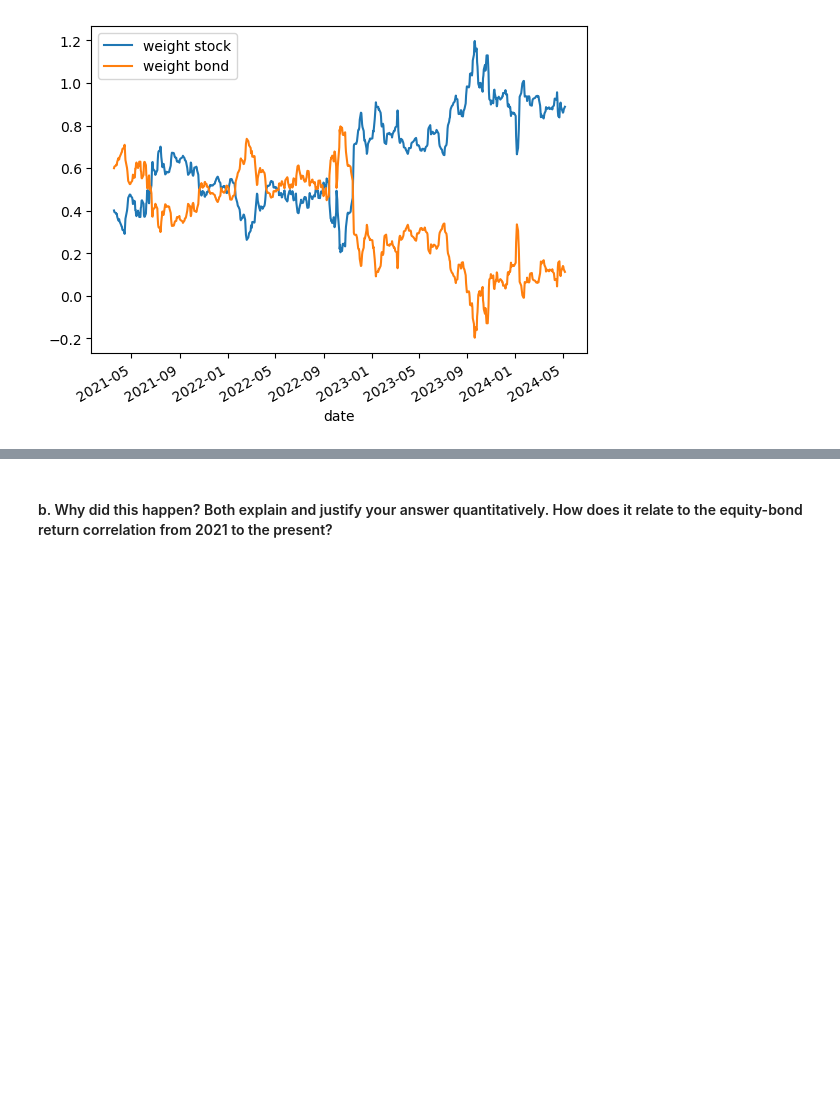
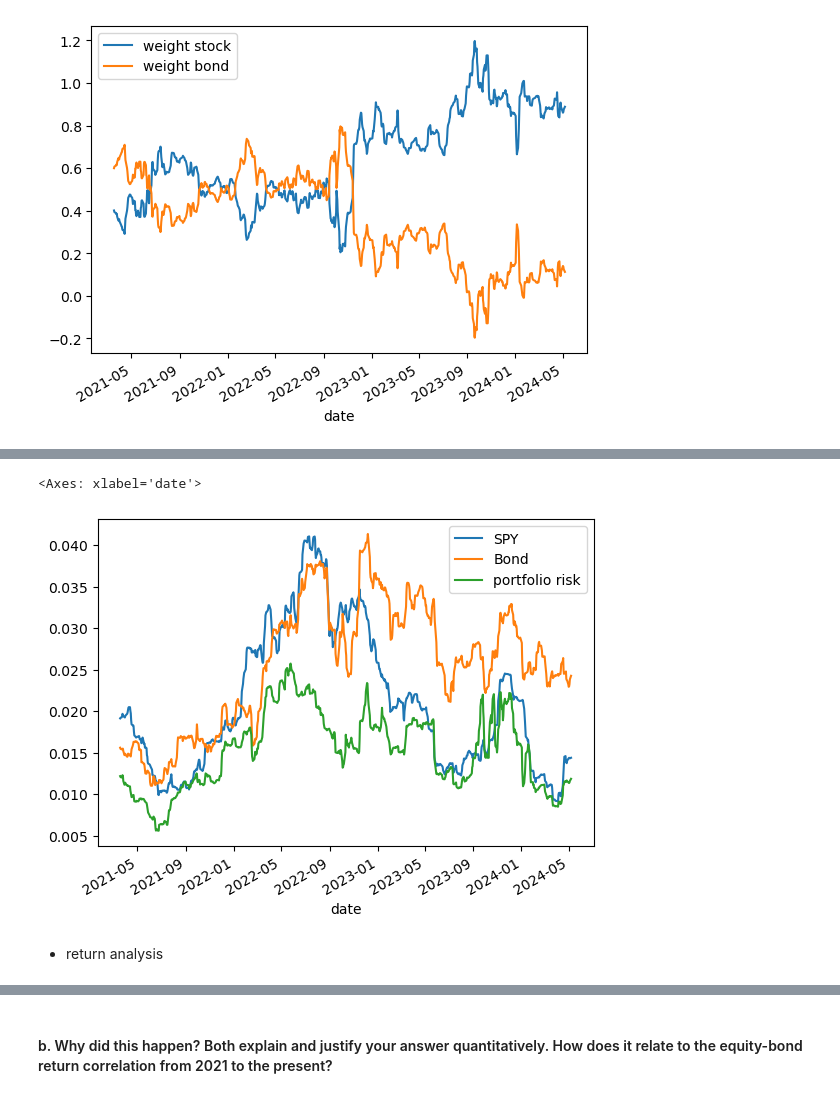
Before and after one commit to alaiazz/Macro_Finance_, a Jupyter notebook: HW2_/Main.ipynb, the cells around one changed output, grey strips where cells are left out. Saved outputs shown, nothing was run; the diff lists cells and outputs as text; code cells hidden in the pictures; blank space fills up the shorter version.

```diff
--- a/HW2_/Main.ipynb
+++ b/HW2_/Main.ipynb
@@ -312,0 +290,7 @@ Sharpe Ratio Stock 2022: -1.6167642047187283
+# %%
+portfolio_analysis[['SPY', 'Bond', 'portfolio risk']].plot()
+# %% [output]
+<Axes: xlabel='date'>
+[figure, added]
+# %% [markdown]
+- return analysis
```
Also changed, not shown: parts of 26 cells of this notebook, 1 other file.
